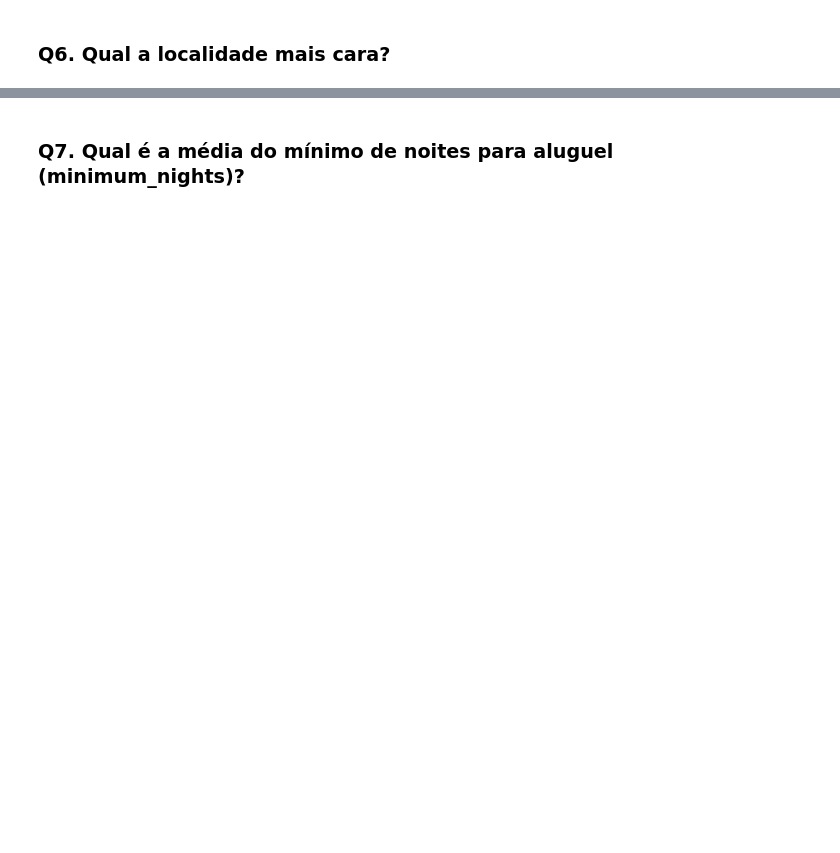
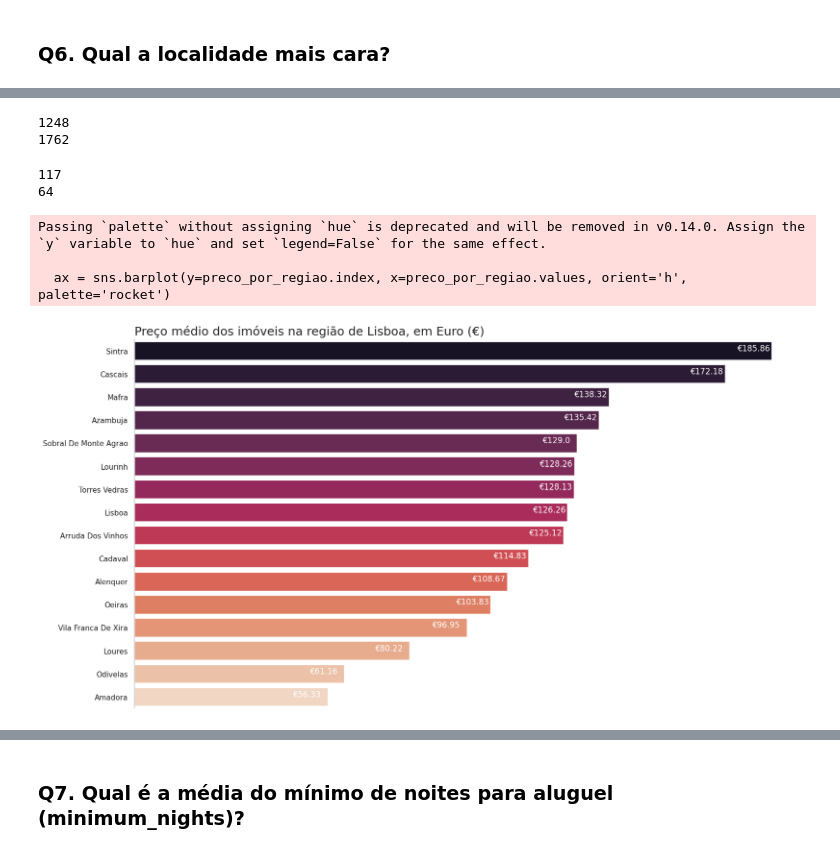
Before and after one commit to AndrielHenrique/data_science_2025, a Jupyter notebook: notebooks/Lab06_Data_Cleaning/Exercicio_Analisando_os_Dados_do_Booking.ipynb, the cells around one changed output, grey strips where cells are left out. Drawn from its saved outputs; the diff is of its cells as text; code cells hidden in the pictures; blank space fills up the shorter version.

Commit message:
Análise dos Dados do Booking - Portugal

```diff
--- a/notebooks/Lab06_Data_Cleaning/Exercicio_Analisando_os_Dados_do_Booking.ipynb
+++ b/notebooks/Lab06_Data_Cleaning/Exercicio_Analisando_os_Dados_do_Booking.ipynb
@@ -194,0 +327,40 @@ dtype: object
+# %%
+# Quantidade de dados das cidades mais caras
+print(df.query('neighbourhood_group == "Sintra"').shape[0])
+print(df.query('neighbourhood_group == "Cascais"').shape[0])
+# %% [output]
+1248
+1762
+# %%
+# Quantidade de dados das cidades mais baratas
+print(df.query('neighbourhood_group == "Amadora"').shape[0])
+print(df.query('neighbourhood_group == "Odivelas"').shape[0])
+# %% [output]
+117
+64
+# %%
+preco_por_regiao = df.groupby('neighbourhood_group').price.mean().sort_values(ascending=False)
+
+fi, ax = plt.subplots(figsize=(18,10))
+ax = sns.barplot(y=preco_por_regiao.index, x=preco_por_regiao.values, orient='h', palette='rocket')
+
+ax.set_title('Preço médio dos imóveis na região de Lisboa, em Euro (€)', loc='left', fontsize=18)
+ax.set_ylabel('')
+ax.spines['right'].set_visible(True)
+ax.spines['top'].set_visible(False)
+ax.spines['left'].set_visible(True)
+ax.spines['right'].set_visible(False)
+ax.spines['bottom'].set_visible(False)
+ax.tick_params(labelbottom = False)
+ax.grid(False)
+
+#plt.xticks(rotation=45)
+for i in range(preco_por_regiao.values.shape[0]):
+  ax.text(preco_por_regiao.values[i]-10, i, f'€{round(preco_por_regiao.values[i], 2)}', fontsize=12, color='white')
+
+plt.show()
+# %% [output]
+Passing `palette` without assigning `hue` is deprecated and will be removed in v0.14.0. Assign the `y` variable to `hue` and set `legend=False` for the same effect.
+
+  ax = sns.barplot(y=preco_por_regiao.index, x=preco_por_regiao.values, orient='h', palette='rocket')
+[figure, added]
```
Also changed, not shown: parts of 34 cells of this notebook.
